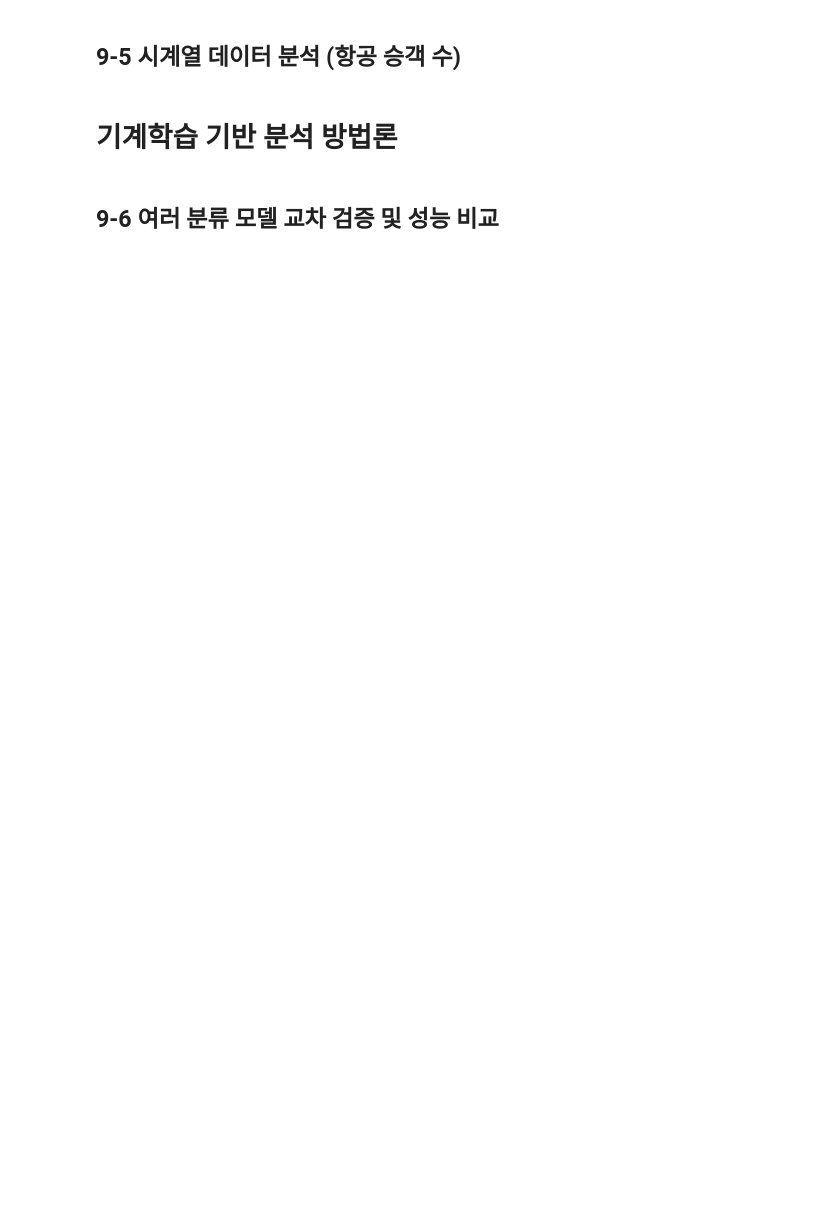
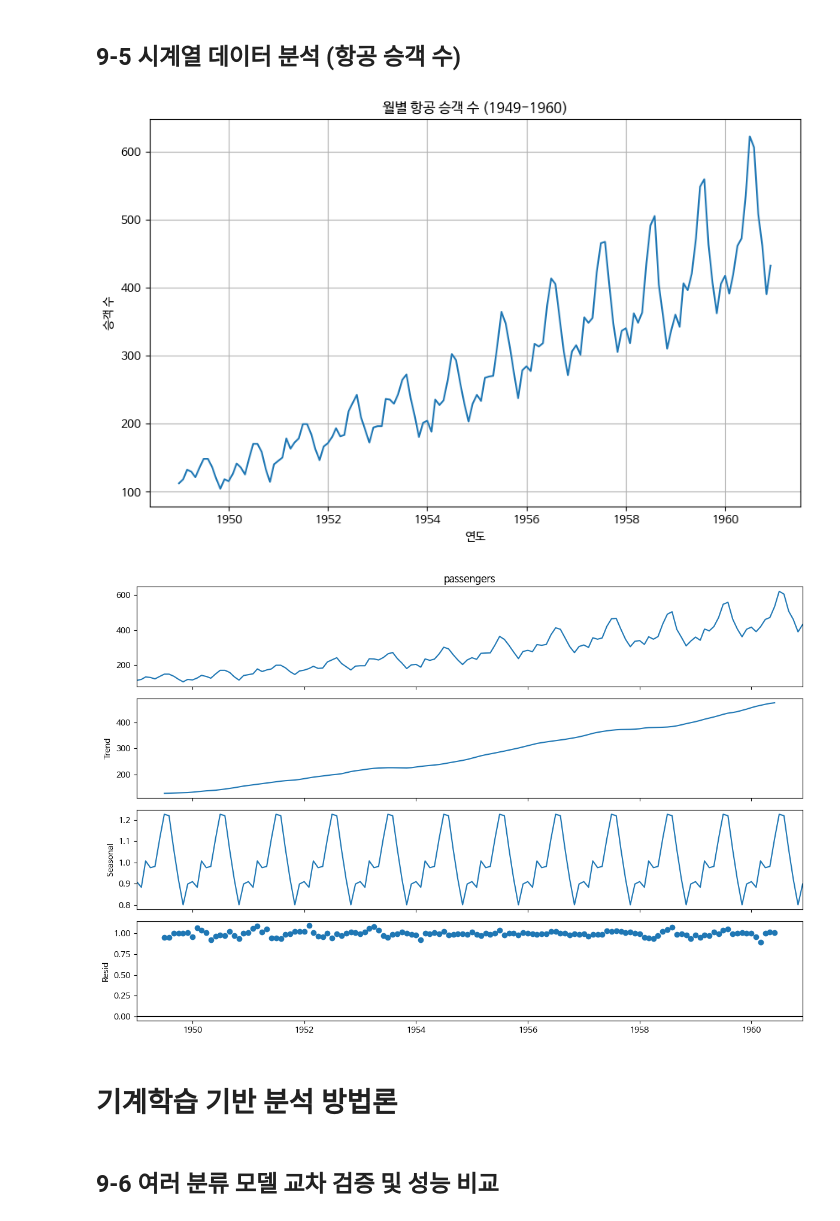
Before and after one commit to HYA6/DataAnalysis, a Jupyter notebook: OpenSourceDataAnalysis_09.ipynb, the cells around one changed output. Saved outputs shown, nothing was run; the diff lists cells and outputs as text; code cells hidden in the pictures; blank space fills up the shorter version.

```diff
--- a/OpenSourceDataAnalysis_09.ipynb
+++ b/OpenSourceDataAnalysis_09.ipynb
@@ -122,33 +168,41 @@ import seaborn as sns
 import matplotlib.pyplot as plt
 from statsmodels.tsa.seasonal import seasonal_decompose
 
 ## seaborn에서 flights 데이터셋 로드
 flights = sns.load_dataset('flights')
 
 ## 날짜 형식 변환 및 인덱스 설정
 ## 'year'와 'month' 컬럼을 이용하여 'date' 컬럼 생성 후 인덱스로 설정
 flights['date'] = pd.to_datetime(
     flights['year'].astype(str) + '-' +
     flights['month'].astype(str) + '-01'
 )
 flights = flights.set_index('date').sort_index()
 
 ## 시계열 시각화
 plt.figure(figsize=(10, 6))
 plt.plot(flights['passengers'])
 plt.title('월별 항공 승객 수 (1949-1960)')
 plt.xlabel('연도')
 plt.ylabel('승객 수')
 plt.grid(True)
 plt.show()
 
 ## 시계열 분해 (추세, 계절성, 잔차)
 ## 시계열 데이터를 추세(Trend), 계절성(Seasonal), 잔차(Residual)로 분해
+decomposition = seasonal_decompose(
+    flights['passengers'],
+    model = 'multiplicative',
+    period = 12
+)
 
 fig = decomposition.plot()
 fig.set_size_inches(12, 8)
 plt.tight_layout()
 plt.show()
+# %% [output]
+[figure, added]
+[figure, added]
 # %% [markdown]
 # 기계학습 기반 분석 방법론
 # %% [markdown]
```
Also changed, not shown: parts of 8 cells of this notebook.
